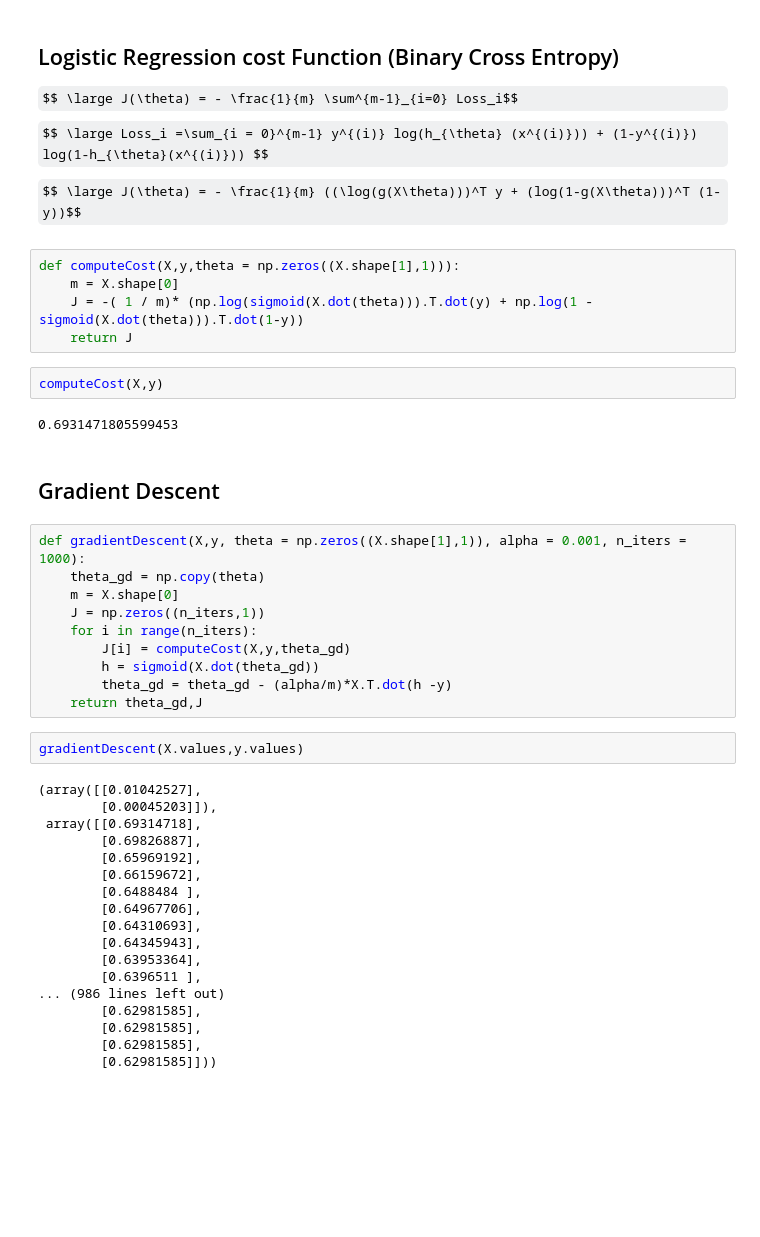
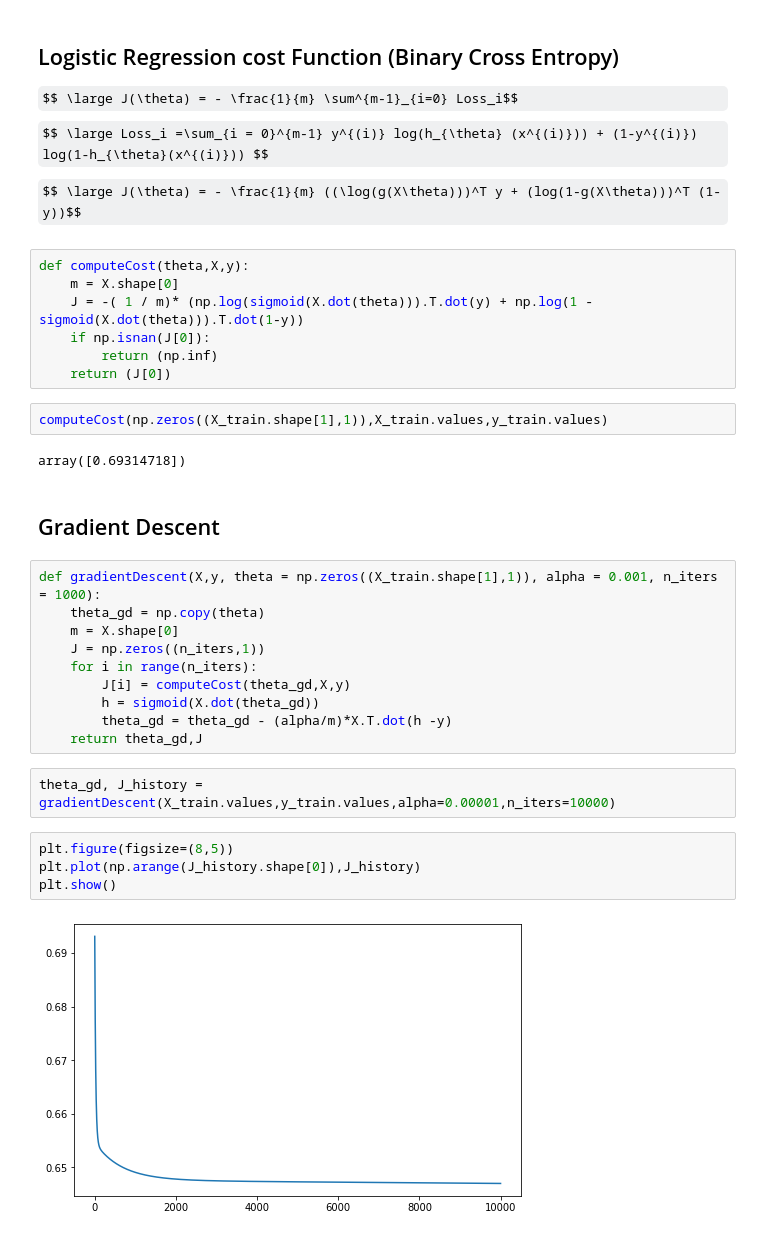
Before and after one commit to Zeruel92/hpc_exercices, a Jupyter notebook: LogisticRegression/LogisticRegression.ipynb, the cells around one changed output. Cells and saved outputs as stored; diff of their text form; some formulas as TeX source; blank space fills up the shorter version.

```diff
--- a/LogisticRegression/LogisticRegression.ipynb
+++ b/LogisticRegression/LogisticRegression.ipynb
@@ -43,43 +54,33 @@ $$ \large Loss_i =\sum_{i = 0}^{m-1} y^{(i)} log(h_{\theta} (x^{(i)})) + (1-y^{(
 
 $$ \large J(\theta) = - \frac{1}{m} ((\log(g(X\theta)))^T y + (log(1-g(X\theta)))^T (1-y))$$
 # %%
-def computeCost(X,y,theta = np.zeros((X.shape[1],1))):
+def computeCost(theta,X,y):
     m = X.shape[0]
     J = -( 1 / m)* (np.log(sigmoid(X.dot(theta))).T.dot(y) + np.log(1 - sigmoid(X.dot(theta))).T.dot(1-y))
-    return J
+    if np.isnan(J[0]):
+        return (np.inf)
+    return (J[0])
-# %%
-computeCost(X,y)
-# %% [output]
-0.6931471805599453
+# %%
+computeCost(np.zeros((X_train.shape[1],1)),X_train.values,y_train.values)
+# %% [output]
+array([0.69314718])
 # %% [markdown]
 ## Gradient Descent
 # %%
-def gradientDescent(X,y, theta = np.zeros((X.shape[1],1)), alpha = 0.001, n_iters = 1000):
+def gradientDescent(X,y, theta = np.zeros((X_train.shape[1],1)), alpha = 0.001, n_iters = 1000):
     theta_gd = np.copy(theta)
     m = X.shape[0]
     J = np.zeros((n_iters,1))
     for i in range(n_iters):
-        J[i] = computeCost(X,y,theta_gd)
+        J[i] = computeCost(theta_gd,X,y)
         h = sigmoid(X.dot(theta_gd))
         theta_gd = theta_gd - (alpha/m)*X.T.dot(h -y)
     return theta_gd,J
-# %%
-gradientDescent(X.values,y.values)
-# %% [output]
-(array([[0.01042527],
-        [0.00045203]]),
- array([[0.69314718],
-        [0.69826887],
-        [0.65969192],
-        [0.66159672],
-        [0.6488484 ],
-        [0.64967706],
-        [0.64310693],
-        [0.64345943],
-        [0.63953364],
-        [0.6396511 ],
-... (986 lines left out)
-        [0.62981585],
-        [0.62981585],
-        [0.62981585],
-        [0.62981585]]))
+# %%
+theta_gd, J_history = gradientDescent(X_train.values,y_train.values,alpha=0.00001,n_iters=10000)
+# %%
+plt.figure(figsize=(8,5))
+plt.plot(np.arange(J_history.shape[0]),J_history)
+plt.show()
+# %% [output]
+[figure, added]
```
Also changed, not shown: parts of 12 cells of this notebook.
